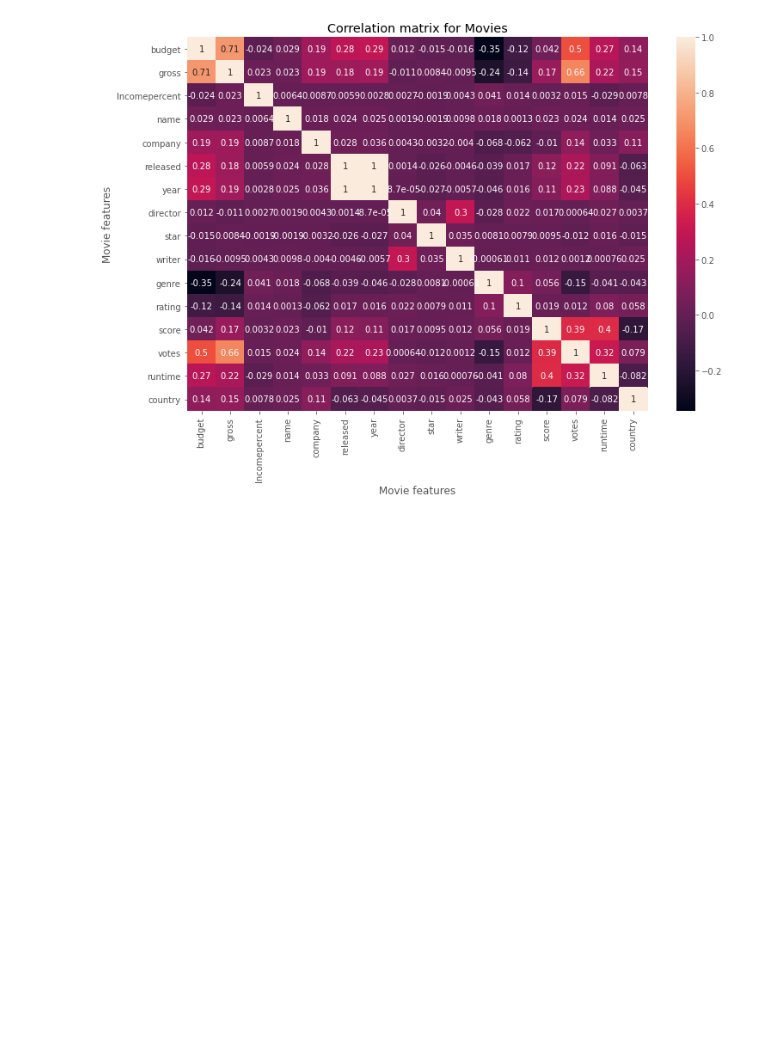
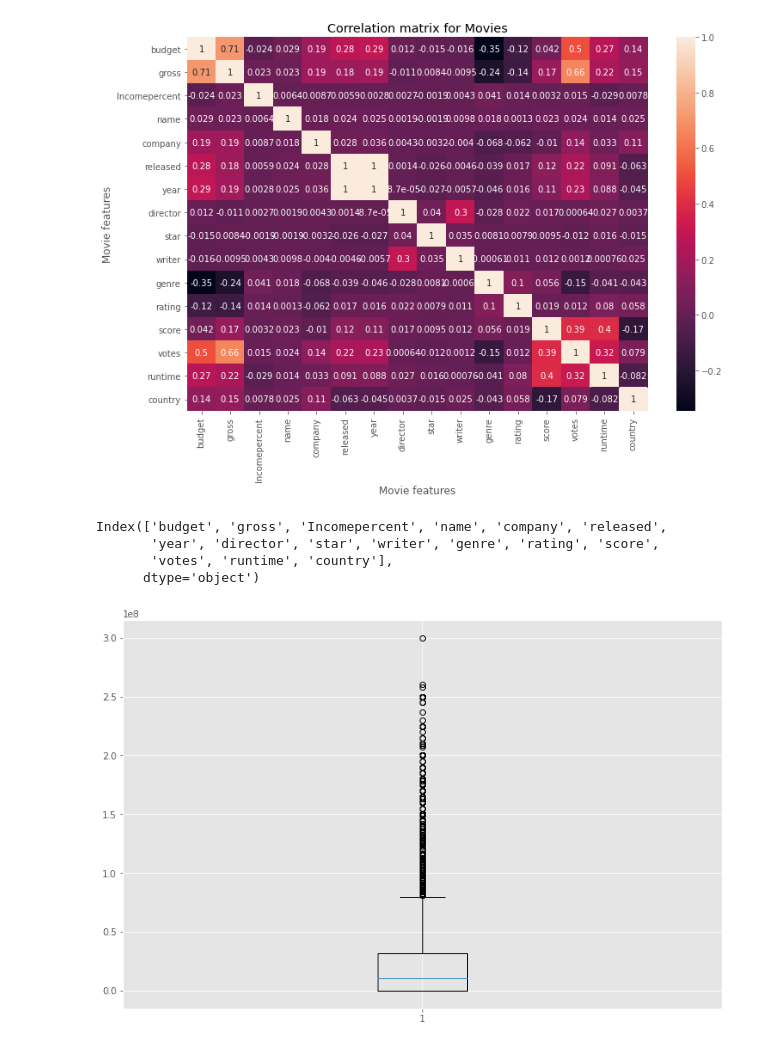
Before and after one commit to shntank/python-correlation, a Jupyter notebook: Movie Project.ipynb, the cells around one changed output. Saved outputs shown, nothing was run; the diff lists cells and outputs as text; code cells hidden in the pictures; blank space fills up the shorter version.

```diff
--- a/Movie Project.ipynb
+++ b/Movie Project.ipynb
@@ -207,3 +211,15 @@ plt.ylabel("Movie features")
 plt.show()
 # %% [output]
 [figure]
+# %%
+df.columns
+# %% [output]
+Index(['budget', 'gross', 'Incomepercent', 'name', 'company', 'released',
+       'year', 'director', 'star', 'writer', 'genre', 'rating', 'score',
+       'votes', 'runtime', 'country'],
+      dtype='object')
+# %%
+plt.boxplot(df.budget)
+plt.show()
+# %% [output]
+[figure, added]
```
Also changed, not shown: parts of 6 cells of this notebook.
